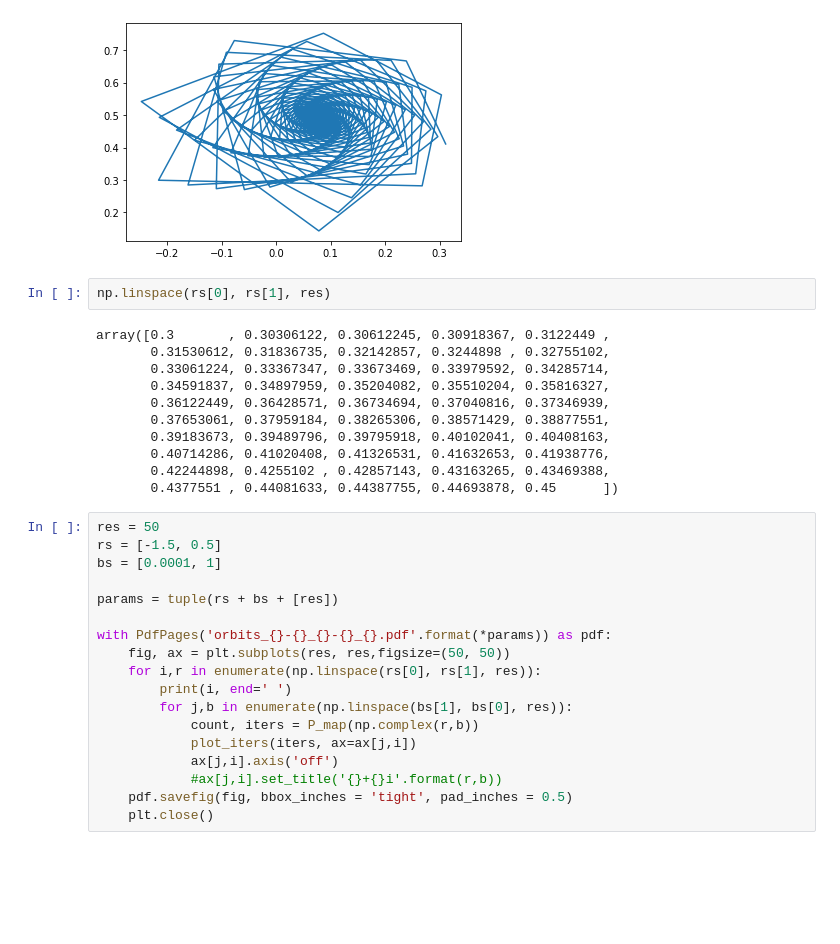
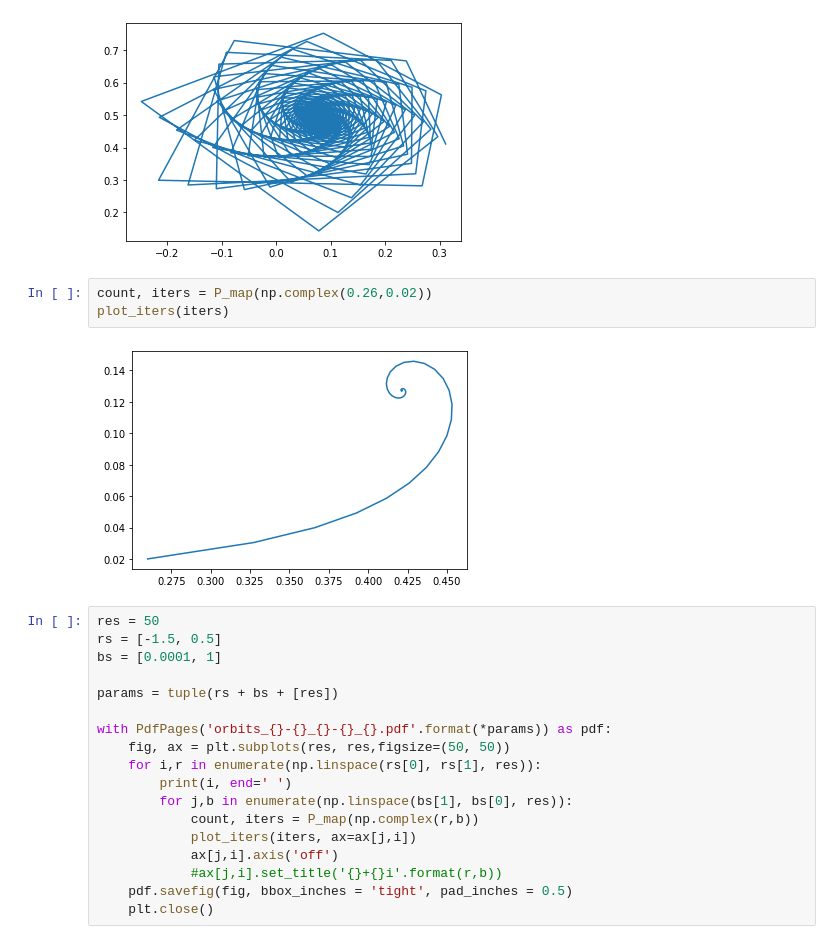
Before and after one commit to cjbayesian/datascience-utils, a Jupyter notebook: Mandelbrot_orbits.ipynb, the cells around one changed output. Cells and saved outputs as stored; diff of their text form; blank space fills up the shorter version.

```diff
--- a/Mandelbrot_orbits.ipynb
+++ b/Mandelbrot_orbits.ipynb
@@ -37,19 +37,11 @@ count, iters = P_map(np.complex(0.31111,0.41111))
 plot_iters(iters)
 # %% [output]
 [figure]
-# %%
-np.linspace(rs[0], rs[1], res)
-# %% [output]
-array([0.3       , 0.30306122, 0.30612245, 0.30918367, 0.3122449 ,
-       0.31530612, 0.31836735, 0.32142857, 0.3244898 , 0.32755102,
-       0.33061224, 0.33367347, 0.33673469, 0.33979592, 0.34285714,
-       0.34591837, 0.34897959, 0.35204082, 0.35510204, 0.35816327,
-       0.36122449, 0.36428571, 0.36734694, 0.37040816, 0.37346939,
-       0.37653061, 0.37959184, 0.38265306, 0.38571429, 0.38877551,
-       0.39183673, 0.39489796, 0.39795918, 0.40102041, 0.40408163,
-       0.40714286, 0.41020408, 0.41326531, 0.41632653, 0.41938776,
-       0.42244898, 0.4255102 , 0.42857143, 0.43163265, 0.43469388,
-       0.4377551 , 0.44081633, 0.44387755, 0.44693878, 0.45      ])
+# %%
+count, iters = P_map(np.complex(0.26,0.02))
+plot_iters(iters)
+# %% [output]
+[figure, added]
 # %%
 res = 50
 rs = [-1.5, 0.5]
```
